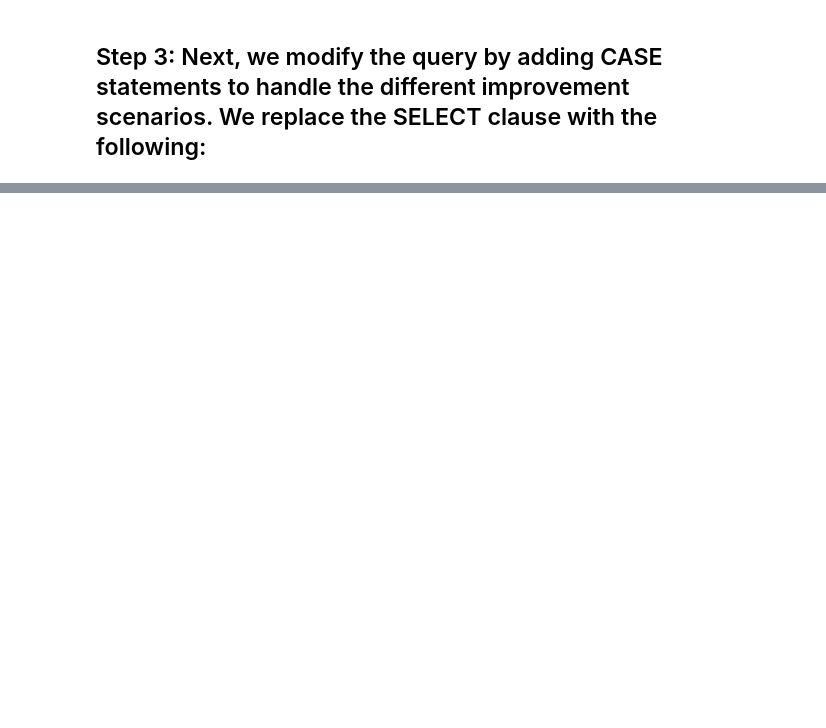
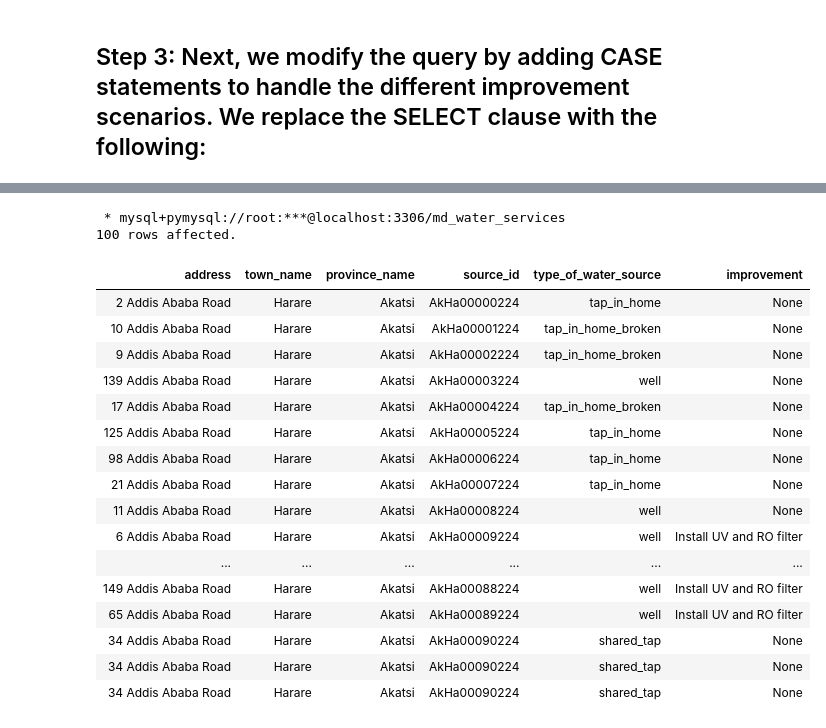
Before and after one commit to enockmbaraka/sqlchemy, a Jupyter notebook: Maji_Ndogo_Part_4/Maji_Ndogo_Project_4.ipynb, the cells around one changed output, grey strips where cells are left out. Saved outputs shown, nothing was run; the diff lists cells and outputs as text; code cells hidden in the pictures; blank space fills up the shorter version.

```diff
--- a/Maji_Ndogo_Part_4/Maji_Ndogo_Project_4.ipynb
+++ b/Maji_Ndogo_Part_4/Maji_Ndogo_Project_4.ipynb
@@ -908,0 +1041,43 @@ LIMIT 20;
+# %%
+%%sql
+
+SELECT
+    location.address,
+    location.town_name,
+    location.province_name,
+    water_source.source_id,
+    water_source.type_of_water_source,
+    CASE
+        WHEN well_pollution.results = 'Contaminated: Chemical' THEN 'Install RO filter'
+        WHEN well_pollution.results = 'Contaminated: Biological' THEN 'Install UV and RO filter'
+        ELSE NULL
+    END AS improvement
+FROM
+    water_source
+LEFT JOIN
+    well_pollution ON water_source.source_id = well_pollution.source_id
+INNER JOIN
+    visits ON water_source.source_id = visits.source_id
+INNER JOIN
+    location ON location.location_id = visits.location_id
+LIMIT 100;
+# %% [output]
+ * mysql+pymysql://root:***@localhost:3306/md_water_services
+100 rows affected.
+| address | town_name | province_name | source_id | type_of_water_source | improvement |
+| 2 Addis Ababa Road | Harare | Akatsi | AkHa00000224 | tap_in_home | None |
+| 10 Addis Ababa Road | Harare | Akatsi | AkHa00001224 | tap_in_home_broken | None |
+| 9 Addis Ababa Road | Harare | Akatsi | AkHa00002224 | tap_in_home_broken | None |
+| 139 Addis Ababa Road | Harare | Akatsi | AkHa00003224 | well | None |
+| 17 Addis Ababa Road | Harare | Akatsi | AkHa00004224 | tap_in_home_broken | None |
+| 125 Addis Ababa Road | Harare | Akatsi | AkHa00005224 | tap_in_home | None |
+| 98 Addis Ababa Road | Harare | Akatsi | AkHa00006224 | tap_in_home | None |
+| 21 Addis Ababa Road | Harare | Akatsi | AkHa00007224 | tap_in_home | None |
+| 11 Addis Ababa Road | Harare | Akatsi | AkHa00008224 | well | None |
+| 6 Addis Ababa Road | Harare | Akatsi | AkHa00009224 | well | Install UV and RO filter |
+| ... | ... | ... | ... | ... | ... |
+| 149 Addis Ababa Road | Harare | Akatsi | AkHa00088224 | well | Install UV and RO filter |
+| 65 Addis Ababa Road | Harare | Akatsi | AkHa00089224 | well | Install UV and RO filter |
+| 34 Addis Ababa Road | Harare | Akatsi | AkHa00090224 | shared_tap | None |
+| 34 Addis Ababa Road | Harare | Akatsi | AkHa00090224 | shared_tap | None |
+| 34 Addis Ababa Road | Harare | Akatsi | AkHa00090224 | shared_tap | None |
```
Also changed, not shown: parts of 18 cells of this notebook.
